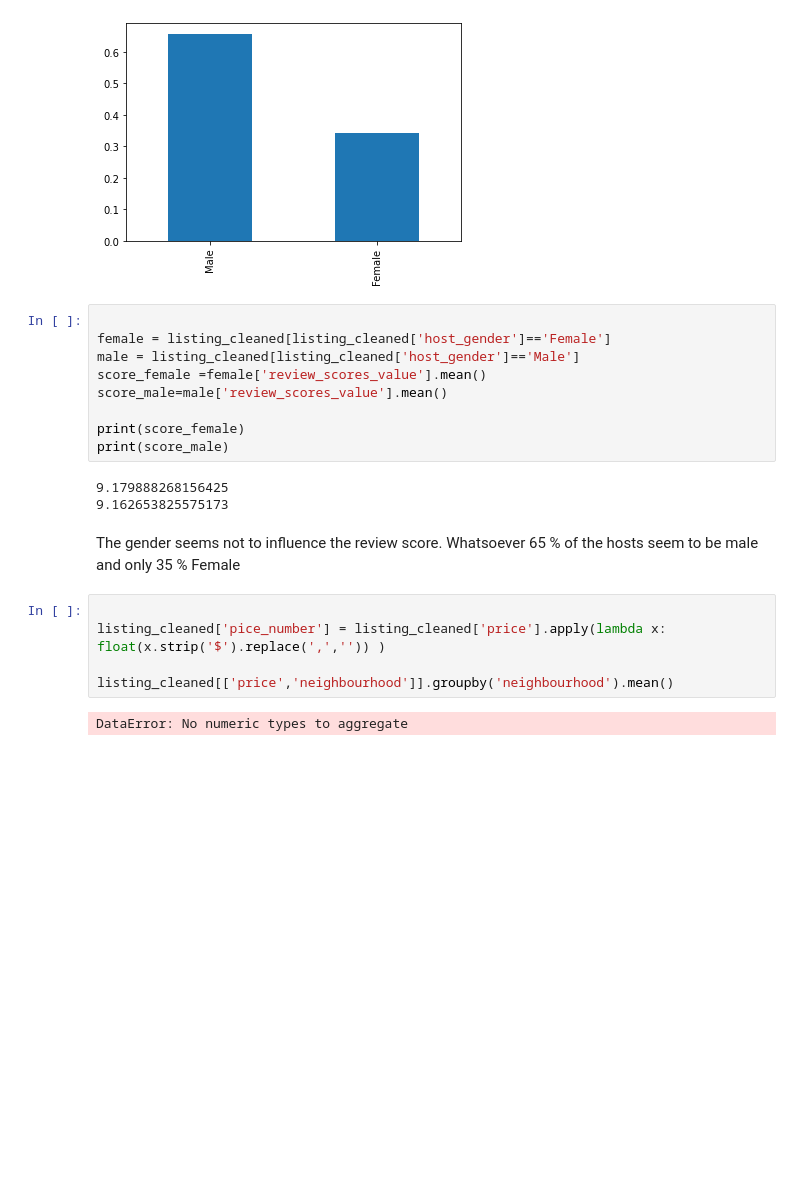
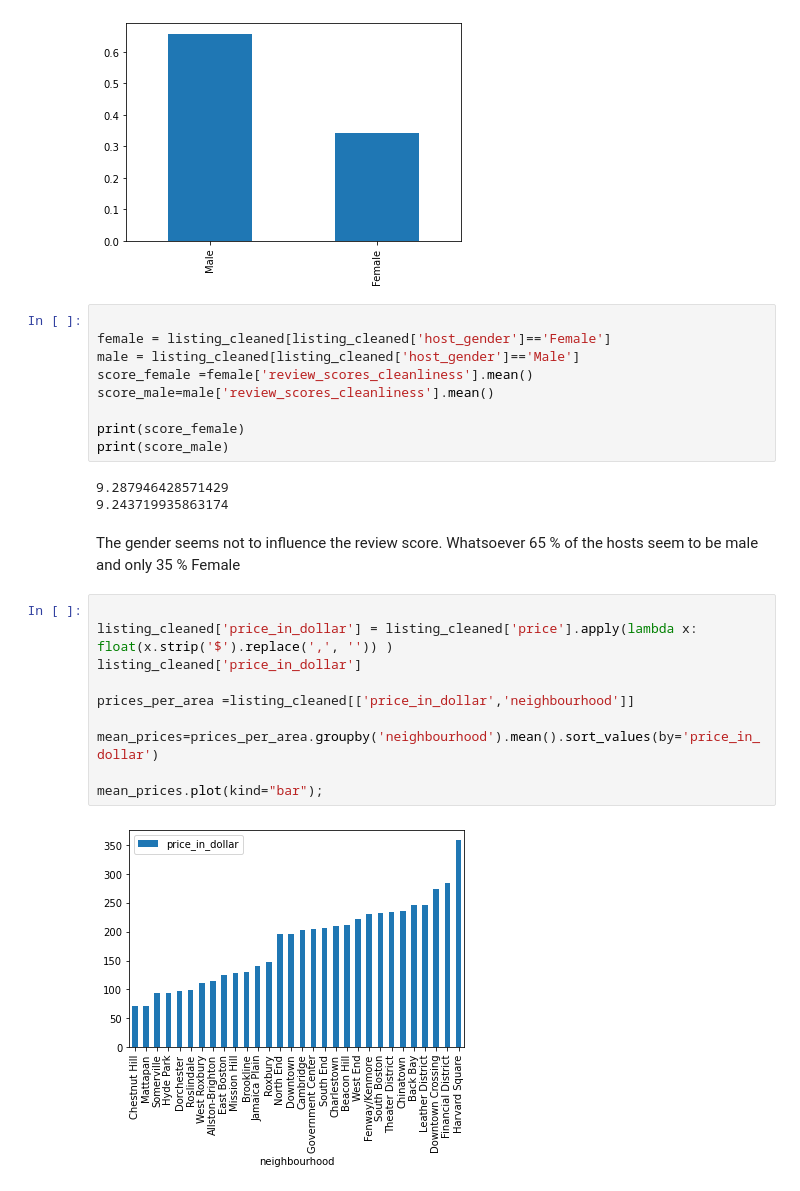
Before and after one commit to satv0878/data_science, a Jupyter notebook: airbnb_boston.ipynb, the cells around one changed output. Saved outputs shown, nothing was run; the diff lists cells and outputs as text; blank space fills up the shorter version.

```diff
--- a/airbnb_boston.ipynb
+++ b/airbnb_boston.ipynb
@@ -88,20 +94,25 @@ Name: host_gender, dtype: float64
 
 female = listing_cleaned[listing_cleaned['host_gender']=='Female']
 male = listing_cleaned[listing_cleaned['host_gender']=='Male']
-score_female =female['review_scores_value'].mean()
-score_male=male['review_scores_value'].mean()
+score_female =female['review_scores_cleanliness'].mean()
+score_male=male['review_scores_cleanliness'].mean()
 
 print(score_female)
 print(score_male)
 # %% [output]
-9.179888268156425
-9.162653825575173
+9.287946428571429
+9.243719935863174
 # %% [markdown]
 The gender seems not to influence the review score. Whatsoever 65 % of the hosts seem to be male and only 35 % Female
 # %%
 
-listing_cleaned['pice_number'] = listing_cleaned['price'].apply(lambda x: float(x.strip('$').replace(',','')) )
+listing_cleaned['price_in_dollar'] = listing_cleaned['price'].apply(lambda x: float(x.strip('$').replace(',', '')) )
+listing_cleaned['price_in_dollar']
 
-listing_cleaned[['price','neighbourhood']].groupby('neighbourhood').mean()
+prices_per_area =listing_cleaned[['price_in_dollar','neighbourhood']]
+
+mean_prices=prices_per_area.groupby('neighbourhood').mean().sort_values(by='price_in_dollar')
+
+mean_prices.plot(kind="bar");
 # %% [output]
-DataError: No numeric types to aggregate
+[figure, added]
```
Also changed, not shown: parts of 3 cells of this notebook.
